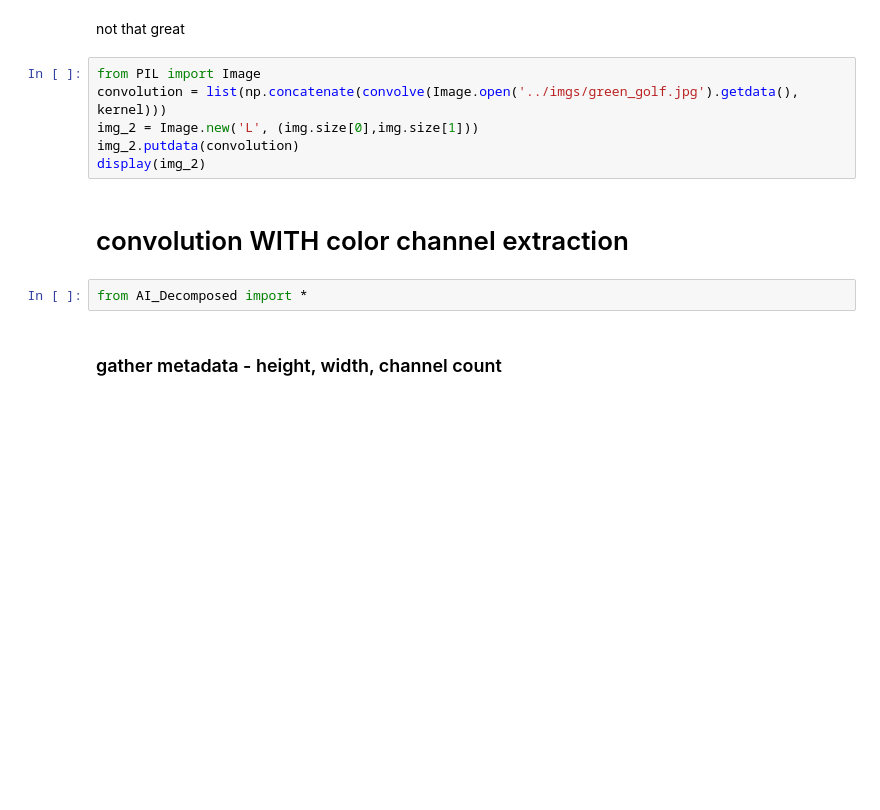
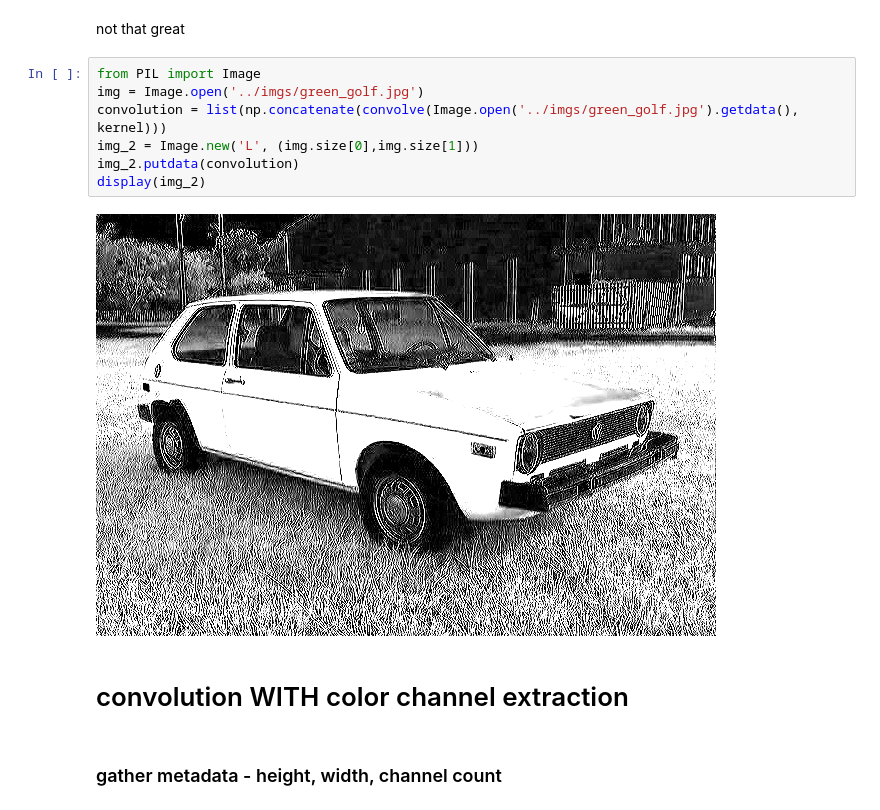
Before and after one commit to will-hill/AI_Decomposed, a Jupyter notebook: Python/1_Py_Convolution.ipynb, the cells around one changed output. Drawn from its saved outputs; the diff is of its cells as text; blank space fills up the shorter version.

```diff
--- a/Python/1_Py_Convolution.ipynb
+++ b/Python/1_Py_Convolution.ipynb
@@ -43,14 +50,15 @@ http://deeplearning.net/software/theano_versions/dev/tutorial/conv_arithmetic.ht
 not that great
 # %%
 from PIL import Image
+img = Image.open('../imgs/green_golf.jpg')
 convolution = list(np.concatenate(convolve(Image.open('../imgs/green_golf.jpg').getdata(), kernel)))
 img_2 = Image.new('L', (img.size[0],img.size[1]))
 img_2.putdata(convolution)
 display(img_2)
+# %% [output]
+[figure, added]
 # %% [markdown]
 # convolution WITH color channel extraction
-# %%
-from AI_Decomposed import *
 # %% [markdown]
 ### gather metadata - height, width, channel count
 # %%
```
Also changed, not shown: parts of 4 cells of this notebook.
